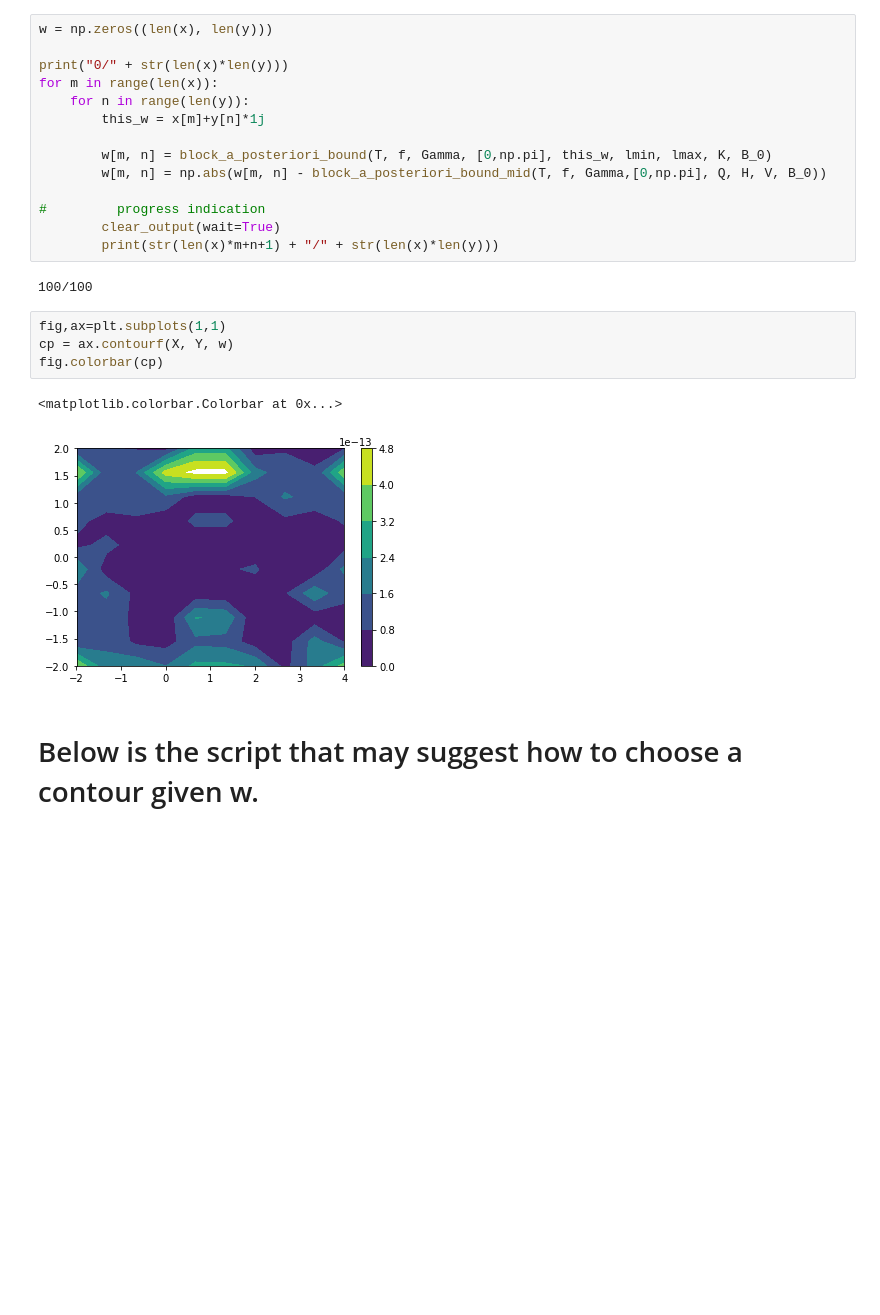
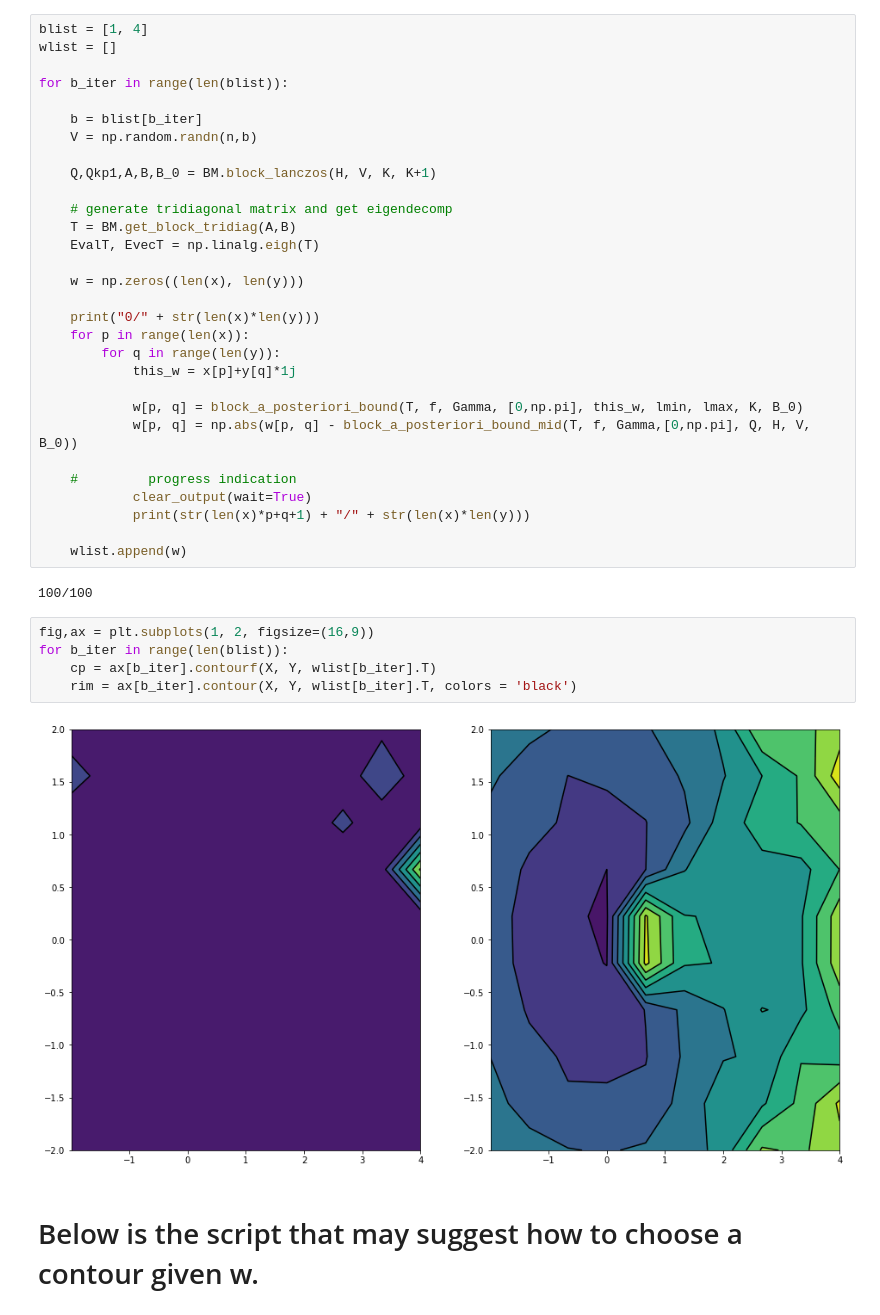
Before and after one commit to PeterXQC/block-lanczos-FA, a Jupyter notebook: Block_Lanczos.ipynb, the cells around one changed output. Saved outputs shown, nothing was run; the diff lists cells and outputs as text; blank space fills up the shorter version.

```diff
--- a/Block_Lanczos.ipynb
+++ b/Block_Lanczos.ipynb
@@ -267,28 +326,44 @@ x =  np.linspace(lmin-2, lmax+2, 10)
 y =  np.linspace(-2, +2, 10)
 X, Y = np.meshgrid(x, y)
 # %%
-w = np.zeros((len(x), len(y)))
+blist = [1, 4]
+wlist = []
 
-print("0/" + str(len(x)*len(y)))
-for m in range(len(x)):
-    for n in range(len(y)):
-        this_w = x[m]+y[n]*1j
+for b_iter in range(len(blist)):
 
-        w[m, n] = block_a_posteriori_bound(T, f, Gamma, [0,np.pi], this_w, lmin, lmax, K, B_0)
-        w[m, n] = np.abs(w[m, n] - block_a_posteriori_bound_mid(T, f, Gamma,[0,np.pi], Q, H, V, B_0))
+    b = blist[b_iter]
+    V = np.random.randn(n,b)
 
-#         progress indication
-        clear_output(wait=True)
-        print(str(len(x)*m+n+1) + "/" + str(len(x)*len(y)))
+    Q,Qkp1,A,B,B_0 = BM.block_lanczos(H, V, K, K+1)
+
+    # generate tridiagonal matrix and get eigendecomp
+    T = BM.get_block_tridiag(A,B)
+    EvalT, EvecT = np.linalg.eigh(T)
+
+    w = np.zeros((len(x), len(y)))
+
+    print("0/" + str(len(x)*len(y)))
+    for p in range(len(x)):
+        for q in range(len(y)):
+            this_w = x[p]+y[q]*1j
+
+            w[p, q] = block_a_posteriori_bound(T, f, Gamma, [0,np.pi], this_w, lmin, lmax, K, B_0)
+            w[p, q] = np.abs(w[p, q] - block_a_posteriori_bound_mid(T, f, Gamma,[0,np.pi], Q, H, V, B_0))
+
+    #         progress indication
+            clear_output(wait=True)
+            print(str(len(x)*p+q+1) + "/" + str(len(x)*len(y)))
+
+    wlist.append(w)
 # %% [output]
 100/100
-# %%
-fig,ax=plt.subplots(1,1)
-cp = ax.contourf(X, Y, w)
-fig.colorbar(cp)
-# %% [output]
-<matplotlib.colorbar.Colorbar at 0x...>
-[figure, removed]
+# %%
+fig,ax = plt.subplots(1, 2, figsize=(16,9))
+for b_iter in range(len(blist)):
+    cp = ax[b_iter].contourf(X, Y, wlist[b_iter].T)
+    rim = ax[b_iter].contour(X, Y, wlist[b_iter].T, colors = 'black')
+# %% [output]
+[figure, added]
 # %% [markdown]
 # Below is the script that may suggest how to choose a contour given w.
 # %%
```
Also changed, not shown: parts of 13 cells of this notebook.
